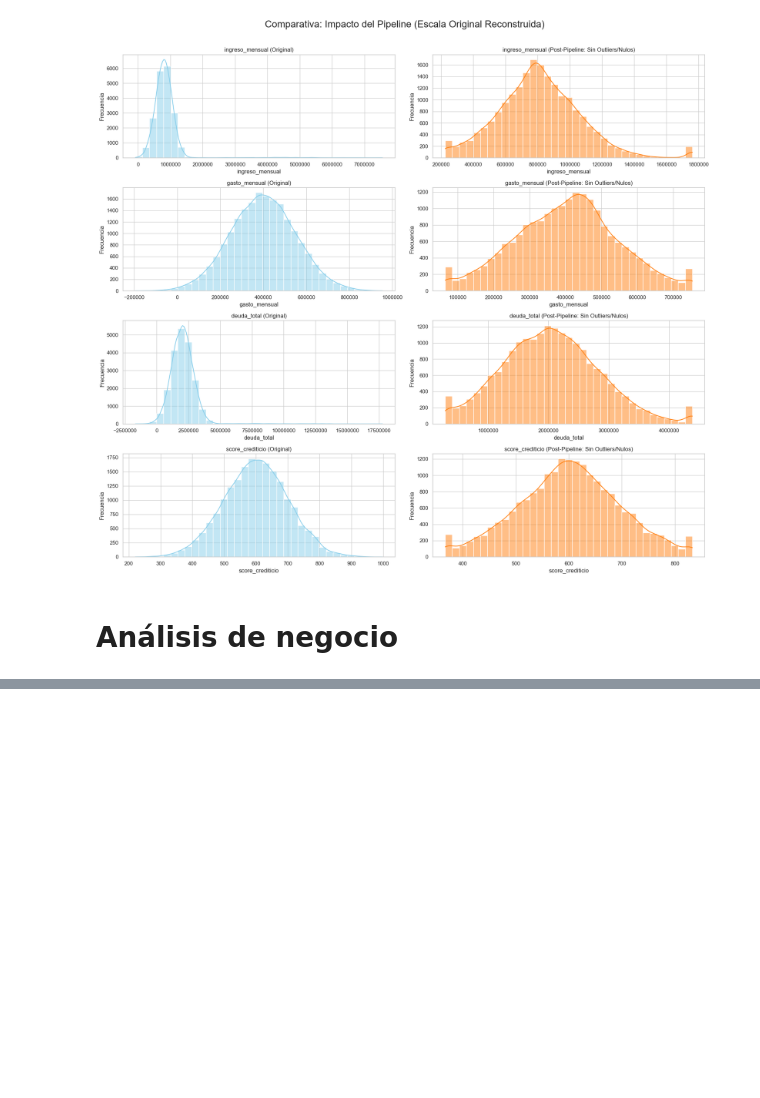
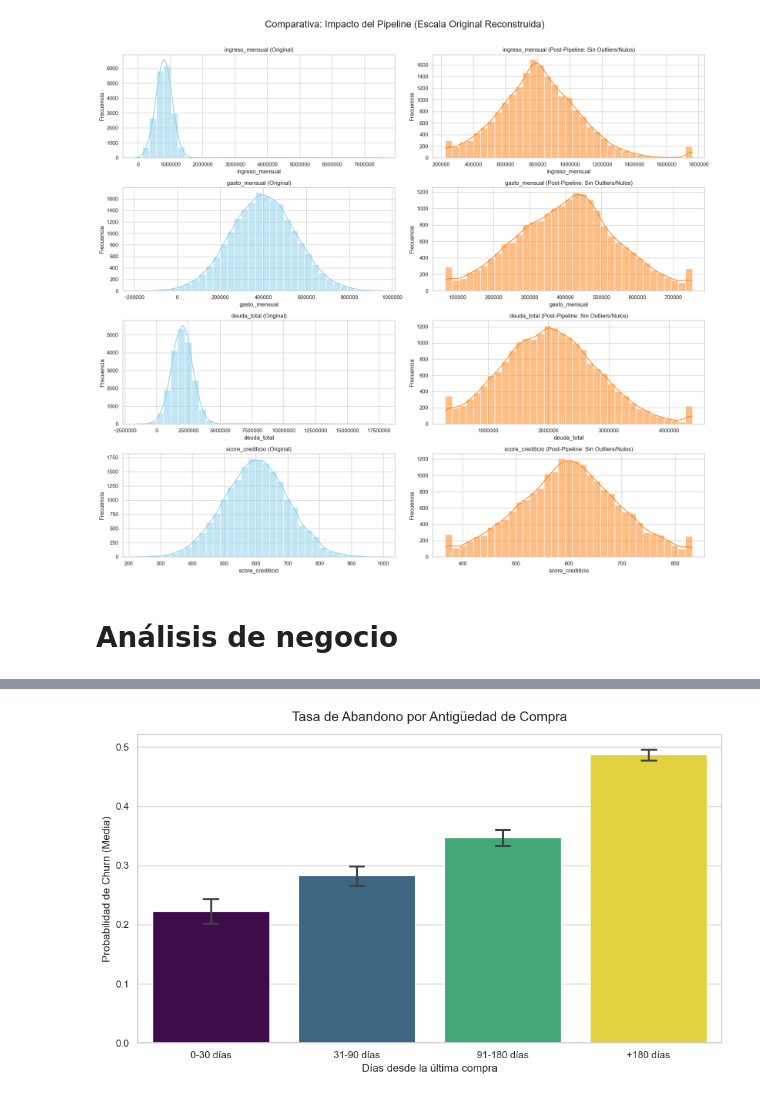
Before and after one commit to francarrascoo/Programacion-para-la-ciencia-de-datos, a Jupyter notebook: notebooks/notebook.ipynb, the cells around one changed output, grey strips where cells are left out. Cells and saved outputs as stored; diff of their text form; code cells hidden in the pictures; blank space fills up the shorter version.

Commit message:
analisis

```diff
--- a/notebooks/notebook.ipynb
+++ b/notebooks/notebook.ipynb
@@ -531,3 +518,19 @@ data_procesada[numeric_features] = data_procesada[numeric_features].apply(pd.to_
+# %%
+# Crea DataFrame final
+data_procesada = pd.DataFrame(
+    data_np,
+    columns=pipeline.named_steps["preprocesamiento"].get_feature_names_out()
+)
+
+# Limpia prefijos de nombres de columnas
+data_procesada.columns = data_procesada.columns.str.replace(r"^(num|cat_nom|cat_ord)__", "", regex=True)
+
+# Asegura tipo numerico en columnas numericas
+data_procesada[numeric_features] = data_procesada[numeric_features].apply(pd.to_numeric)
+
+# Conserva el target para el análisis de churn
+target_abandono = eliminar_duplicados(data)["abandono"].reset_index(drop=True)
+data_procesada["abandono"] = pd.to_numeric(target_abandono, errors="coerce")
 # %%
 # Guarda el dataset procesado
 data_procesada.to_csv(dataset_procesado_dir, index=False, encoding="utf-8")
@@ -648,7 +651,3 @@ else:
 [figure]
 # %% [markdown]
 # Análisis de negocio
-# %%
-data_sin_duplicados = data.drop_duplicates()
-
-data_procesada['abandono'] = data_sin_duplicados['abandono'].values
@@ -728,0 +654,44 @@ plt.show()
+# %%
+# Preparación de datos para análisis de negocio (desde data_procesada)
+df_analisis = data_procesada.copy()
+
+columnas_analisis = [
+    "abandono",
+    "antiguedad_ultima_compra",
+    "ratio_deuda_ingreso",
+    "uso_app",
+    "tipo_plan",
+]
+
+for c in columnas_analisis:
+    df_analisis[c] = pd.to_numeric(df_analisis[c], errors="coerce")
+
+df_analisis = df_analisis.dropna(subset=columnas_analisis)
+
+map_ant = {0: "0-30 días", 1: "31-90 días", 2: "91-180 días", 3: "+180 días"}
+orden_ant = sorted(df_analisis["antiguedad_ultima_compra"].unique().tolist())
+
+plt.figure(figsize=(10, 6))
+ax = sns.barplot(
+    data=df_analisis,
+    x="antiguedad_ultima_compra",
+    y="abandono",
+    hue="antiguedad_ultima_compra",
+    order=orden_ant,
+    dodge=False,
+    legend=False,
+    palette="viridis",
+    capsize=0.1,
+)
+
+ax.set_title("Tasa de Abandono por Antigüedad de Compra", fontsize=15, pad=15)
+ax.set_ylabel("Probabilidad de Churn (Media)", fontsize=12)
+ax.set_xlabel("Días desde la última compra", fontsize=12)
+ax.set_xticks(orden_ant)
+ax.set_xticklabels([map_ant.get(v, str(v)) for v in orden_ant], fontsize=11)
+
+plt.tight_layout()
+guardar_grafico(plt.gcf(), "analisis_churn_antiguedad_compra", "reportes")
+plt.show()
+# %% [output]
+[figure, added]
```
Also changed, not shown: parts of 8 cells of this notebook, 6 other files.
